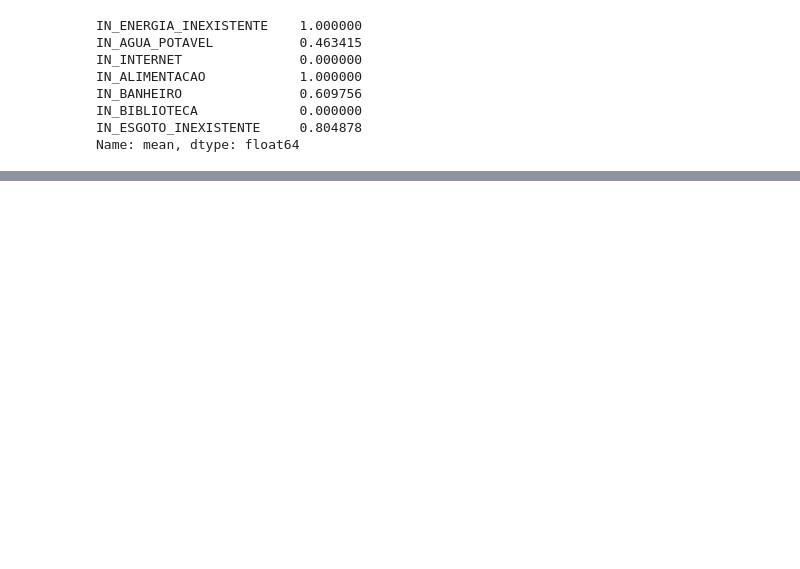
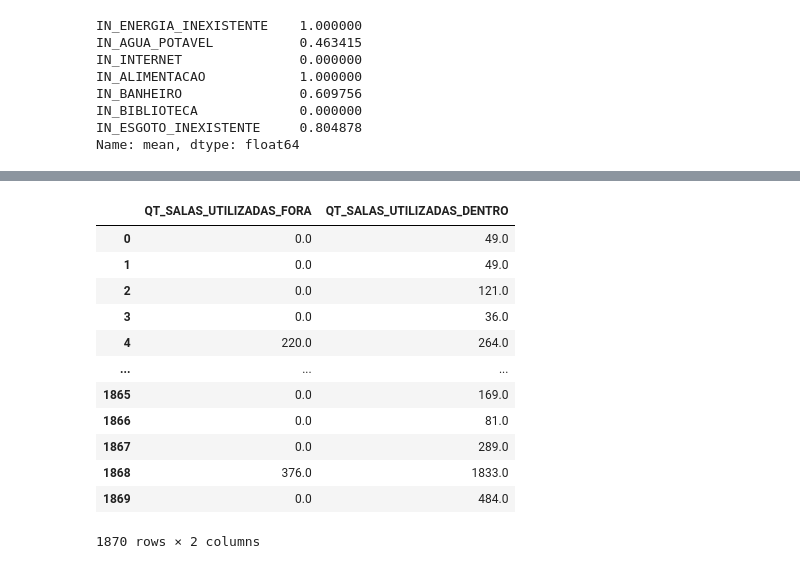
Before and after one commit to wendellbarcelos/Ciencia-de-dados-2022, a Jupyter notebook: Ciencia_de_dados_2022_exercicios.ipynb, the cells around one changed output, grey strips where cells are left out. Cells and saved outputs as stored; diff of their text form; code cells hidden in the pictures; blank space fills up the shorter version.

```diff
--- a/Ciencia_de_dados_2022_exercicios.ipynb
+++ b/Ciencia_de_dados_2022_exercicios.ipynb
@@ -3181,0 +3206,17 @@ Name: mean, dtype: float64
+# %%
+# Mais comumente, operações com múltiplas colunas serão realizadas utilizando os métodos de operação matemática
+df_escola[["QT_SALAS_UTILIZADAS_FORA", "QT_SALAS_UTILIZADAS_DENTRO"]].multiply(df_escola["QT_SALAS_UTILIZADAS"], axis="rows")
+# %% [output]
+|  | QT_SALAS_UTILIZADAS_FORA | QT_SALAS_UTILIZADAS_DENTRO |
+| 0 | 0.0 | 49.0 |
+| 1 | 0.0 | 49.0 |
+| 2 | 0.0 | 121.0 |
+| 3 | 0.0 | 36.0 |
+| 4 | 220.0 | 264.0 |
+| ... | ... | ... |
+| 1865 | 0.0 | 169.0 |
+| 1866 | 0.0 | 81.0 |
+| 1867 | 0.0 | 289.0 |
+| 1868 | 376.0 | 1833.0 |
+| 1869 | 0.0 | 484.0 |
+1870 rows × 2 columns
```
Also changed, not shown: parts of 10 cells of this notebook.
